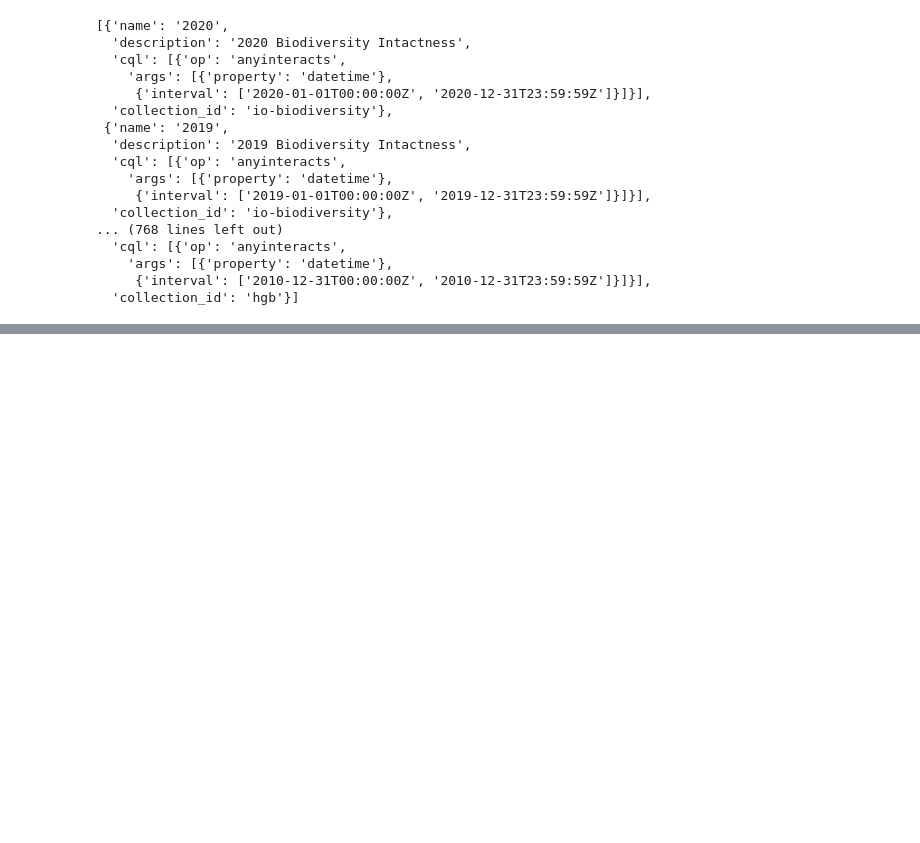
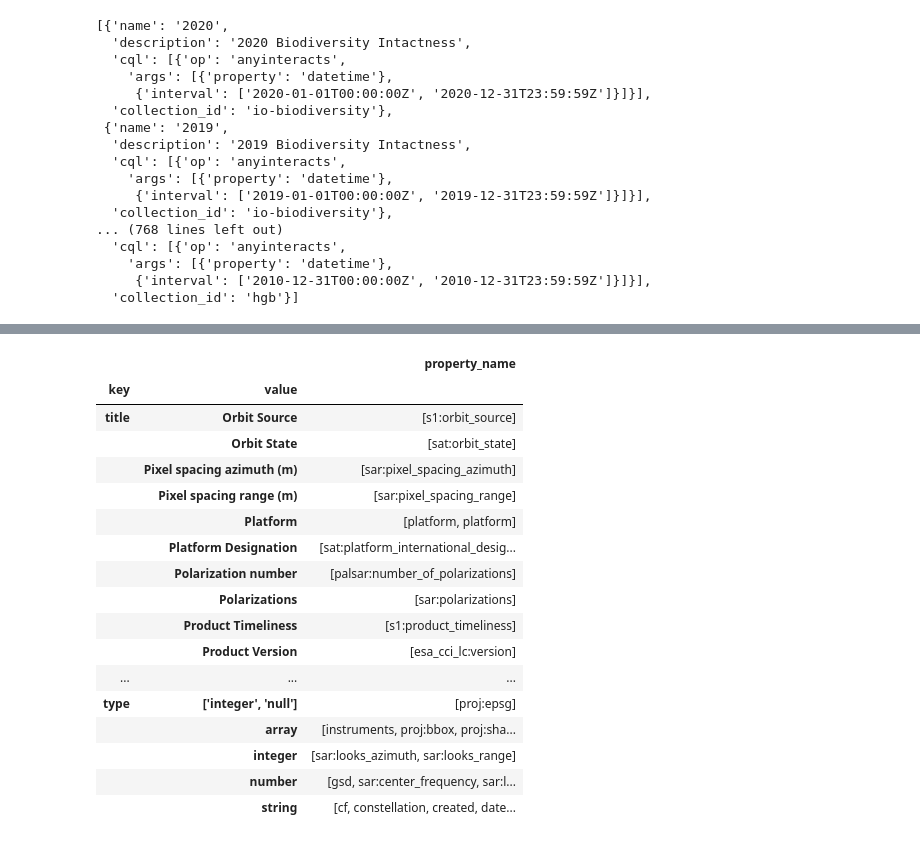
Before and after one commit to microsoft/planetary-computer-tasks, a Jupyter notebook: datasets/summarize_jsons.ipynb, the cells around one changed output, grey strips where cells are left out. Saved outputs shown, nothing was run; the diff lists cells and outputs as text; code cells hidden in the pictures; blank space fills up the shorter version.

```diff
--- a/datasets/summarize_jsons.ipynb
+++ b/datasets/summarize_jsons.ipynb
@@ -94,0 +239,19 @@ list(all_mosaics_df.apply(lambda x: x.to_dict() if (('sentinel' not in x['collec
+# %%
+rows = []
+for _, row in queryables_df.iterrows():
+    collection_id = row['collection_id']
+    for prop_name, definition in row['properties'].items():
+        rows.append({
+            'collection_id': collection_id,
+            'property_name': prop_name,
+            'definition': definition
+        })
+
+properties_df = pd.DataFrame(rows)
+# %%
+definitions_df = properties_df.map(str).groupby('property_name').agg(lambda x: list(set(x))).reset_index()[['property_name','definition']]\
+    .explode('definition').map(lambda x: eval(x) if '{' in x else x)\
+    .apply(lambda x: {'property_name':x.get('property_name'), 'definition':list(x.get('definition').items())}, axis=1)\
+    .apply(pd.Series).explode('definition')
+
+definitions_df['']
@@ -94,0 +260,23 @@ list(all_mosaics_df.apply(lambda x: x.to_dict() if (('sentinel' not in x['collec
+# %%
+definitions_df['key']=definitions_df['definition'].apply(lambda x: str(x[0]))
+definitions_df['value']=definitions_df['definition'].apply(lambda x: str(x[1]))
+pd.DataFrame(definitions_df.groupby(['key','value'])['property_name'].agg(list).head(90).tail(30))
+# %% [output]
+|  |  | property_name |
+| key | value |  |
+| title | Orbit Source | [s1:orbit_source] |
+|  | Orbit State | [sat:orbit_state] |
+|  | Pixel spacing azimuth (m) | [sar:pixel_spacing_azimuth] |
+|  | Pixel spacing range (m) | [sar:pixel_spacing_range] |
+|  | Platform | [platform, platform] |
+|  | Platform Designation | [sat:platform_international_desig... |
+|  | Polarization number | [palsar:number_of_polarizations] |
+|  | Polarizations | [sar:polarizations] |
+|  | Product Timeliness | [s1:product_timeliness] |
+|  | Product Version | [esa_cci_lc:version] |
+| ... | ... | ... |
+| type | ['integer', 'null'] | [proj:epsg] |
+|  | array | [instruments, proj:bbox, proj:sha... |
+|  | integer | [sar:looks_azimuth, sar:looks_range] |
+|  | number | [gsd, sar:center_frequency, sar:l... |
+|  | string | [cf, constellation, created, date... |
```
Also changed, not shown: parts of 19 cells of this notebook, 1 other file.
